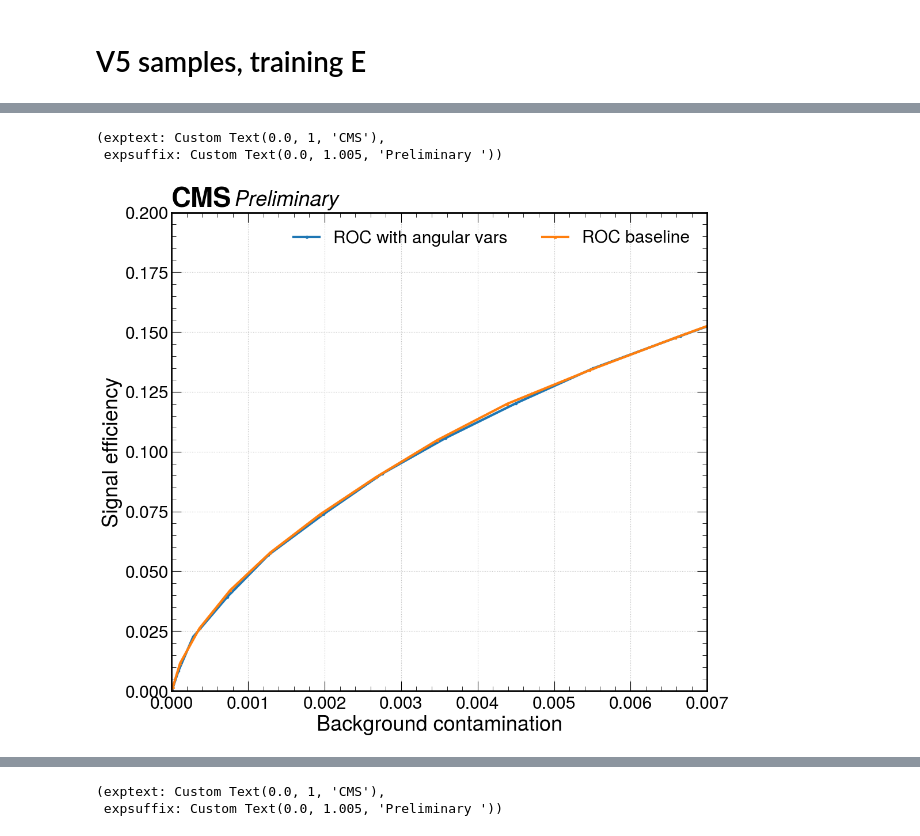
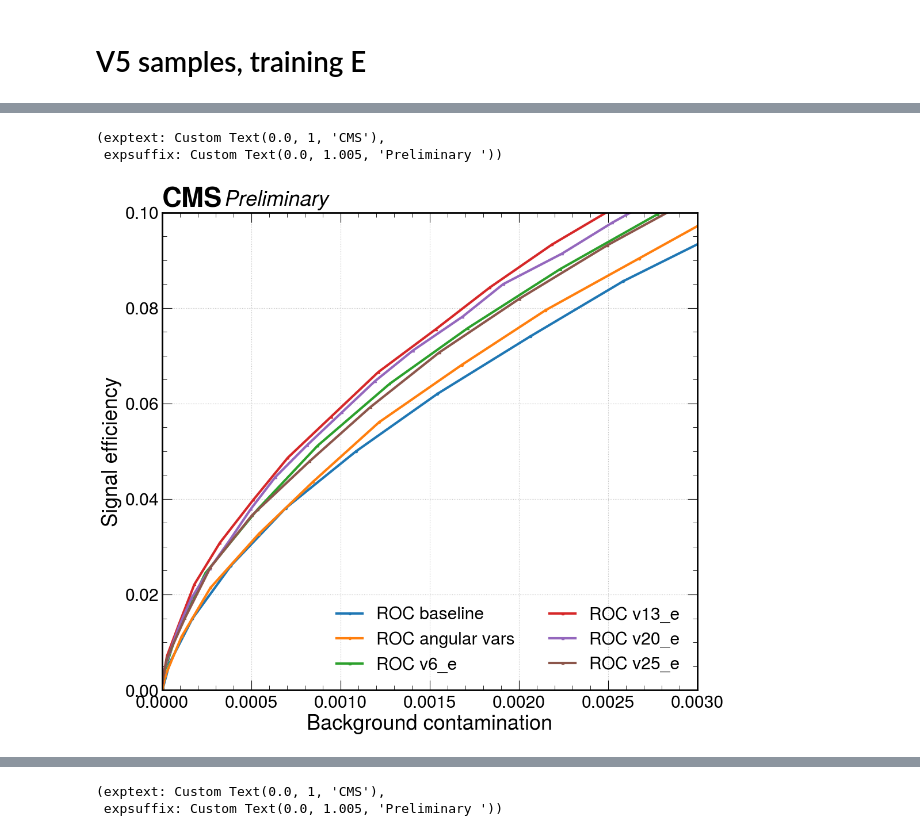
Before and after one commit to UniMiBAnalyses/ML_classification, a Jupyter notebook: ModelsComparison_resolved.ipynb, the cells around one changed output, grey strips where cells are left out. Cells and saved outputs as stored; diff of their text form; code cells hidden in the pictures.

```diff
--- a/ModelsComparison_resolved.ipynb
+++ b/ModelsComparison_resolved.ipynb
@@ -103,8 +105,9 @@ config = {
     "base_dir":        "/storage/vbsjjlnu/VBSjjlnu_v7/",
     "plot_config":     "FullRun2_v7",
     "cut":             "res_sig",
-    "model_version":   ["v1_e"],#["v1_e","v2_e","v3_e", "v4_e", 'v5_e','v6_e','v7_e'] ,#'v8_e', 'v10_e','v11_e'],
-    "samples_version": "v5"
+    #"model_version":   ['v17_e',"v13_e", "v14_e","v2_e",'v19_e', 'v7_e',"v6_e",'v20_e',"v6_e", "v23_e"],
+    "model_version":   ['v25_e' ],
+    "samples_version": "v5",
 }
 import os
 config_base_dir = os.path.join(config["base_dir"], config["plot_config"])
@@ -165,7 +168,7 @@ for model_version, config in configs.items():
     FP = []
 
     print("doing ROC for ", model_version)
-    for x in np.linspace(0.8, 1.,30):
+    for x in np.linspace(0.85, 1.,30):
         a = np.sum(bkg[bkg["y_"+model_version]> x]["weight"])
         FP.append(a/tot_bkg)
         b = np.sum(signal[signal["y_"+model_version]> x]["weight"])
@@ -182,3 +185,26 @@ import matplotlib.pyplot as plt
 import mplhep as hep
 plt.style.use(hep.style.CMS)
 # Overall - both left and right annotation
+# %%
+fig,  ax1 = plt.subplots(1,1, figsize=(12,11), dpi=100)
+
+ax1.plot(rocs['v4_d'][1],rocs['v4_d'][0],'^-', linewidth=3,markersize=3, label="ROC baseline")
+ax1.plot(rocs['v2_e'][1],rocs['v2_e'][0],'^-', linewidth=3,markersize=3, label="ROC angular vars")
+
+rr =['v6_e','v13_e','v20_e','v25_e']
+
+for r in rr:
+    ax1.plot(rocs[r][1],rocs[r][0],'^-', linewidth=3,markersize=3, label="ROC "+r)
+
+
+ax1.set_ylabel("Signal efficiency")
+ax1.set_xlabel("Background contamination")
+ax1.legend(ncol=2)
+#ax1.set_title("ROC curve")
+ax1.set_ylim([0,0.22])
+ax1.set_xlim([0,0.010])
+ax1.grid()
+
+hep.cms.text("Preliminary ",loc=0)
+
+#plt.savefig()
@@ -185,22 +215,29 @@ plt.style.use(hep.style.CMS)
 # %%
 fig,  ax1 = plt.subplots(1,1, figsize=(12,11), dpi=100)
 
-ax1.plot(rocs['v1_e'][1],rocs['v1_e'][0],'o-', linewidth=3,markersize=3, label="ROC with angular vars",)
-ax1.plot(rocs['v4_d'][1],rocs['v4_d'][0],'^-', linewidth=3,markersize=3, label="ROC baseline")
+#ax1.plot(rocs['v1_e'][1],rocs['v1_e'][0],'o-', linewidth=3,markersize=3, label="ROC with angular vars",)
+ax1.plot(rocs['v4_d'][1],rocs['v4_d'][0],'o-', linewidth=3,markersize=3, label="ROC baseline")
+ax1.plot(rocs['v2_e'][1],rocs['v2_e'][0],'o-', linewidth=3,markersize=3, label="ROC angular vars")
+
+rr =['v6_e','v13_e','v20_e', 'v25_e']
+
+for r in rr:
+    ax1.plot(rocs[r][1],rocs[r][0],'^-', linewidth=3,markersize=3, label="ROC "+r)
+
 
 ax1.set_ylabel("Signal efficiency")
 ax1.set_xlabel("Background contamination")
 ax1.legend(ncol=2)
 #ax1.set_title("ROC curve")
-ax1.set_ylim([0,0.2])
-ax1.set_xlim([0,0.007])
+ax1.set_ylim([0,0.10])
+ax1.set_xlim([0,0.003])
 ax1.grid()
 
 hep.cms.text("Preliminary ",loc=0)
 # %% [output]
 (exptext: Custom Text(0.0, 1, 'CMS'),
  expsuffix: Custom Text(0.0, 1.005, 'Preliminary '))
-[figure, old version]
+[figure, new version]
 # %%
 fig,  ax1 = plt.subplots(1,1, figsize=(12,11), dpi=100)
 
```
Also changed, not shown: parts of 7 cells of this notebook, 6 other files.
